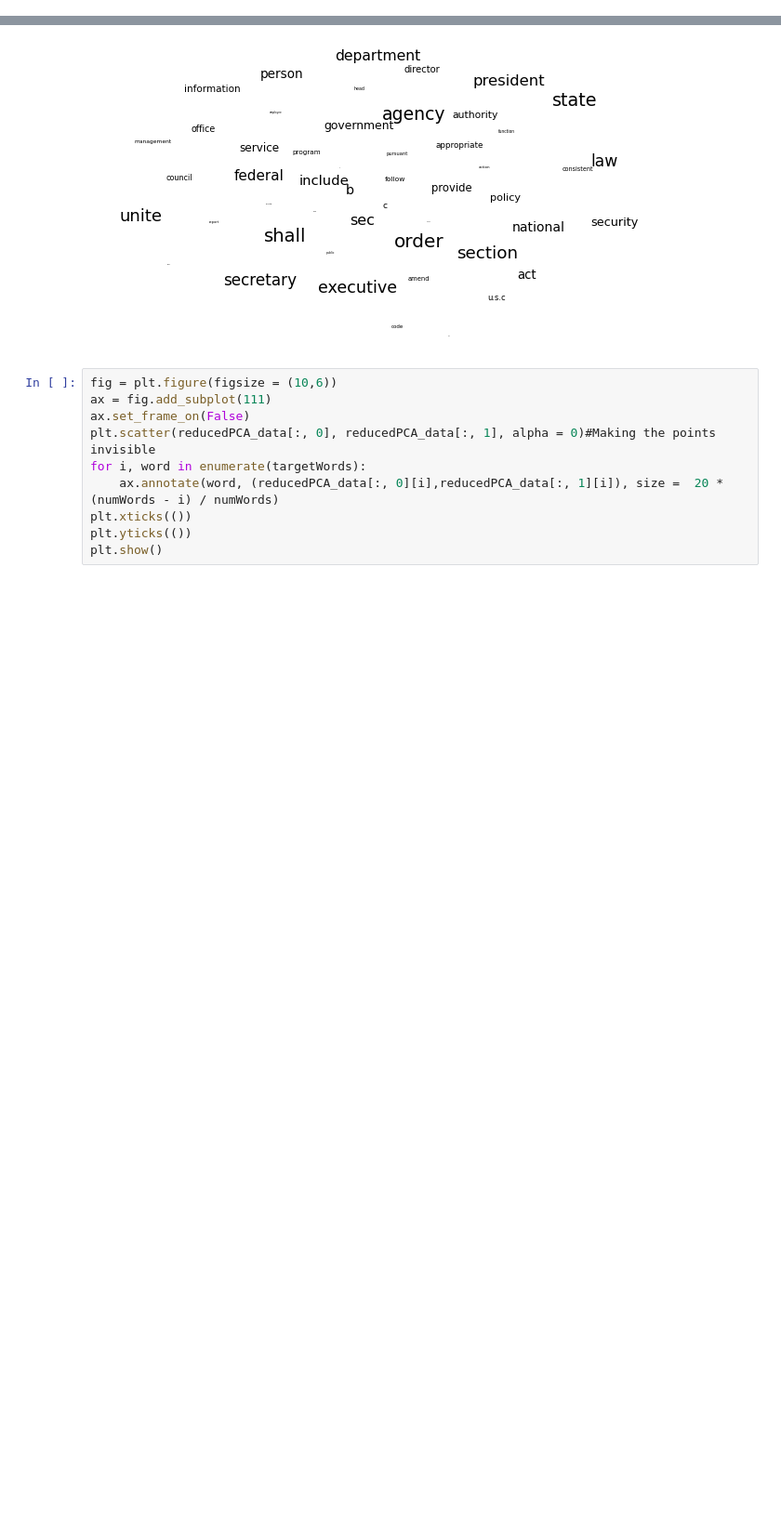
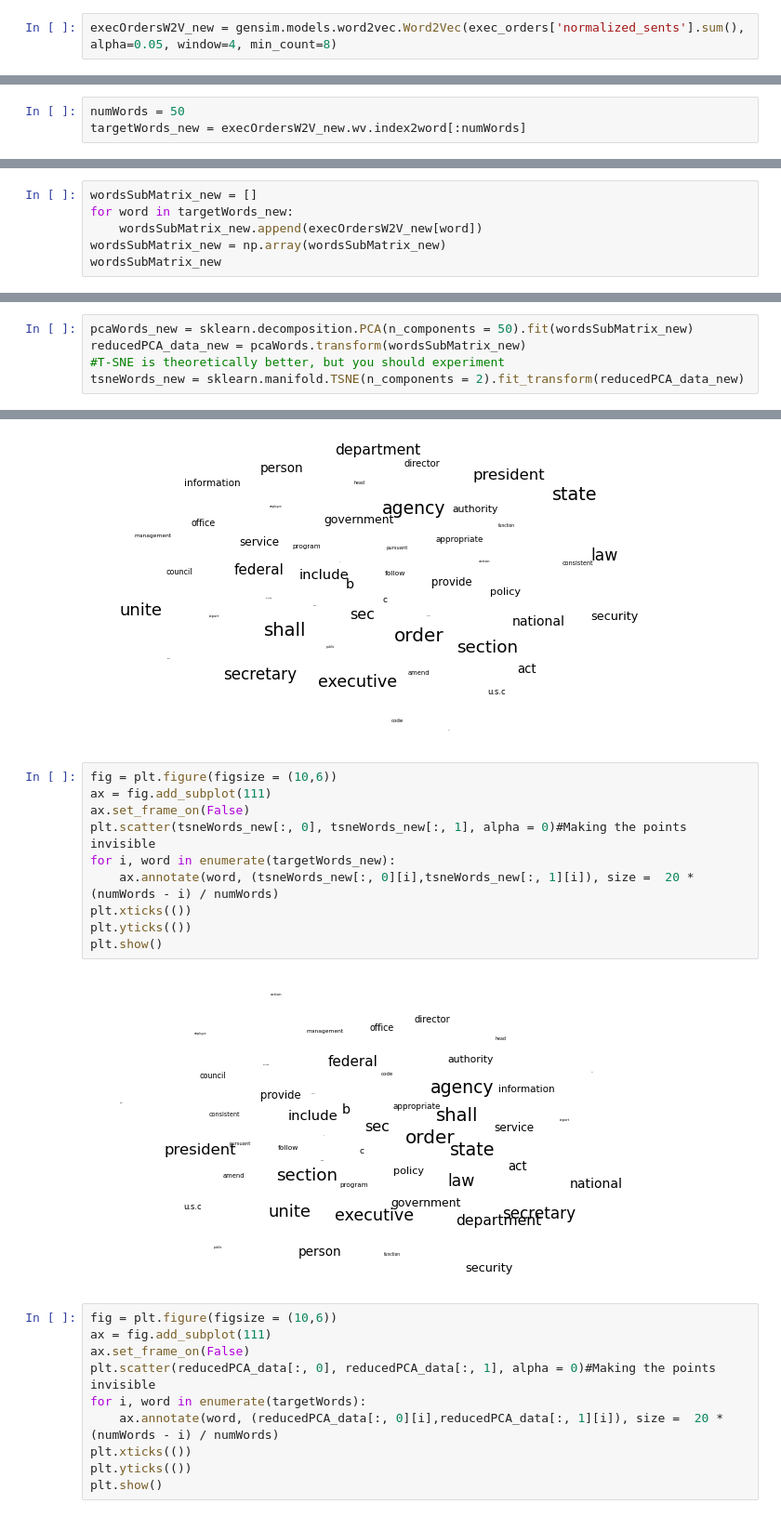
Before and after one commit to lilygrier/Homework-Notebooks, a Jupyter notebook: week-7/7-Vector-Space-Word-Embeddings_lilygrier.ipynb, the cells around one changed output, grey strips where cells are left out. Shown at 93% size. Saved outputs shown, nothing was run; the diff lists cells and outputs as text; blank space fills up the shorter version.

```diff
--- a/week-7/7-Vector-Space-Word-Embeddings_lilygrier.ipynb
+++ b/week-7/7-Vector-Space-Word-Embeddings_lilygrier.ipynb
@@ -337,6 +337,8 @@ exec_orders['tokenized_sents'] = exec_orders['order_text'].apply(lambda x: [luce
 exec_orders['normalized_sents'] = exec_orders['tokenized_sents'].apply(lambda x: [lucem_illud_2020.normalizeTokens(s) for s in x])
 # %%
 execOrdersW2V = gensim.models.word2vec.Word2Vec(exec_orders['normalized_sents'].sum())
+# %%
+execOrdersW2V_new = gensim.models.word2vec.Word2Vec(exec_orders['normalized_sents'].sum(), alpha=0.05, window=4, min_count=8)
 # %%
 execOrdersW2V['committee'][:10]
 # %% [output]
@@ -434,6 +462,9 @@ execOrdersW2V.save('execordersWORD2Vec')
 # %%
 numWords = 50
 targetWords = execOrdersW2V.wv.index2word[:numWords]
+# %%
+numWords = 50
+targetWords_new = execOrdersW2V_new.wv.index2word[:numWords]
 # %%
 wordsSubMatrix = []
 for word in targetWords:
@@ -454,3 +485,9 @@ array([[-0.3253458 ,  1.0559958 ,  0.10223623, ..., -0.69677454,
         -0.15224223,  0.8420344 ],
        [ 0.9482436 ,  1.7033402 , -1.5593905 , ..., -0.42430115,
          0.48042107,  0.48818457]], dtype=float32)
+# %%
+wordsSubMatrix_new = []
+for word in targetWords_new:
+    wordsSubMatrix_new.append(execOrdersW2V_new[word])
+wordsSubMatrix_new = np.array(wordsSubMatrix_new)
+wordsSubMatrix_new
@@ -459,6 +510,11 @@ pcaWords = sklearn.decomposition.PCA(n_components = 50).fit(wordsSubMatrix)
 reducedPCA_data = pcaWords.transform(wordsSubMatrix)
 #T-SNE is theoretically better, but you should experiment
 tsneWords = sklearn.manifold.TSNE(n_components = 2).fit_transform(reducedPCA_data)
+# %%
+pcaWords_new = sklearn.decomposition.PCA(n_components = 50).fit(wordsSubMatrix_new)
+reducedPCA_data_new = pcaWords.transform(wordsSubMatrix_new)
+#T-SNE is theoretically better, but you should experiment
+tsneWords_new = sklearn.manifold.TSNE(n_components = 2).fit_transform(reducedPCA_data_new)
 # %%
 fig = plt.figure(figsize = (10,6))
 ax = fig.add_subplot(111)
@@ -471,6 +527,18 @@ plt.yticks(())
 plt.show()
 # %% [output]
 [figure]
+# %%
+fig = plt.figure(figsize = (10,6))
+ax = fig.add_subplot(111)
+ax.set_frame_on(False)
+plt.scatter(tsneWords_new[:, 0], tsneWords_new[:, 1], alpha = 0)#Making the points invisible
+for i, word in enumerate(targetWords_new):
+    ax.annotate(word, (tsneWords_new[:, 0][i],tsneWords_new[:, 1][i]), size =  20 * (numWords - i) / numWords)
+plt.xticks(())
+plt.yticks(())
+plt.show()
+# %% [output]
+[figure, added]
 # %%
 fig = plt.figure(figsize = (10,6))
 ax = fig.add_subplot(111)
```
Also changed, not shown: parts of 5 cells of this notebook.
